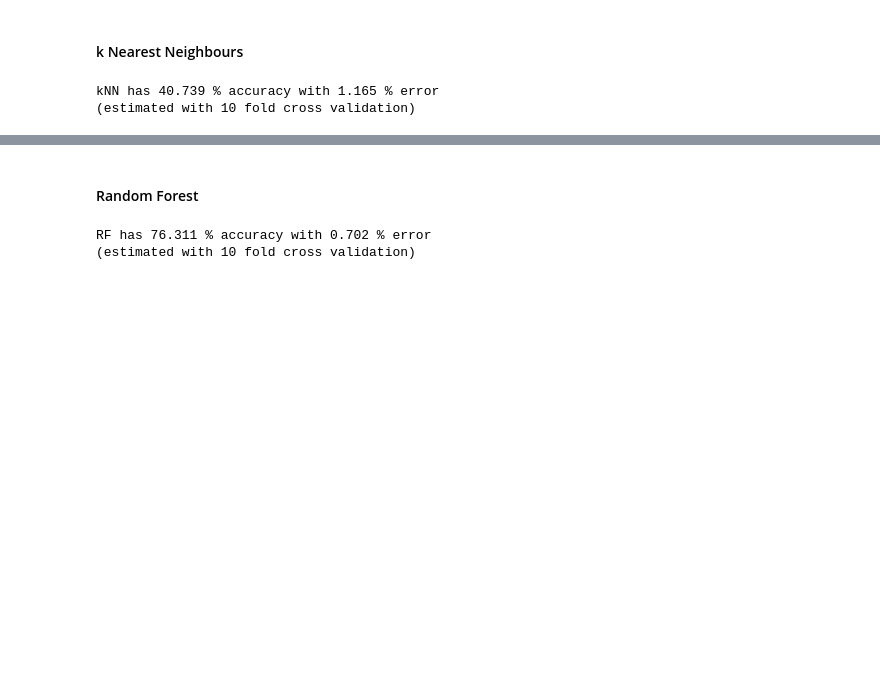
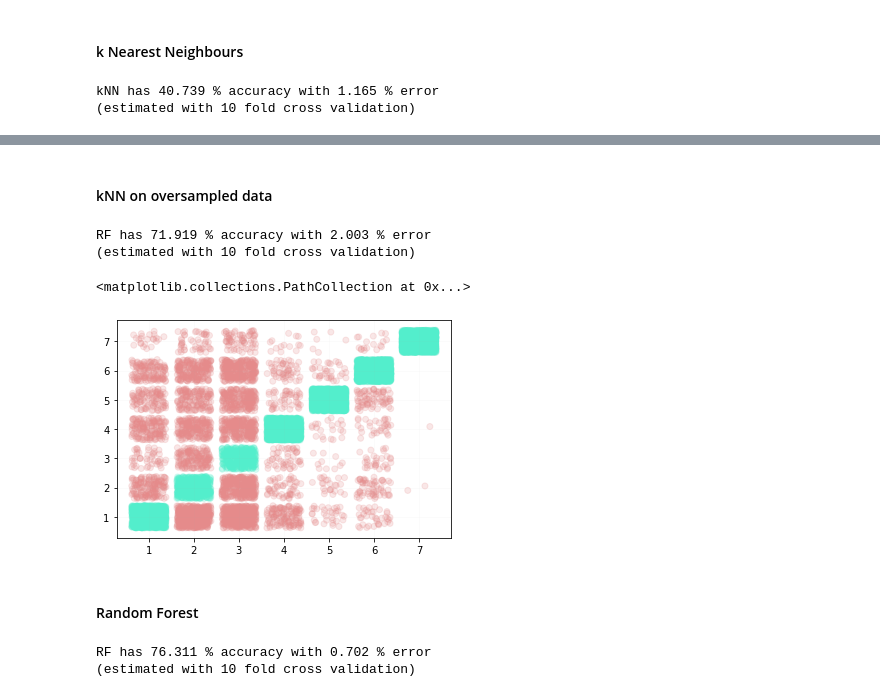
Before and after one commit to birbNoobstein/Predicting-enzyme-function, a Jupyter notebook: code/EnzymeClassification.ipynb, the cells around one changed output, grey strips where cells are left out. Saved outputs shown, nothing was run; the diff lists cells and outputs as text; code cells hidden in the pictures; blank space fills up the shorter version.

```diff
--- a/code/EnzymeClassification.ipynb
+++ b/code/EnzymeClassification.ipynb
@@ -35,3 +36,7 @@ std = data.std()
 data = (data-mean)/std
 # %%
 X_train, X_test, y_train, y_test = train_test_split(data, y)
+# %%
+ovs = RandomOverSampler()
+data_ovs, y_ovs = ovs.fit_resample(data, y)
+Xo_train, Xo_test, yo_train, yo_test = train_test_split(data_ovs, y_ovs)
@@ -129,0 +165,2 @@ plt.scatter(y_test+eps1, pred_knn-eps2, c=['#53eecc' if p else '#e58b8b' for p i
+# %% [markdown]
+#### kNN on oversampled data
@@ -130,3 +169,20 @@ plt.scatter(y_test+eps1, pred_knn-eps2, c=['#53eecc' if p else '#e58b8b' for p i
+# %%
+acc_knn_ovs = np.round(np.mean(results_knn_ovs) * 100, decimals=3)
+err_knn_ovs = np.round(np.std(results_knn_ovs) * 100, decimals=3)
+print("RF has", acc_knn_ovs, "% accuracy with", err_knn_ovs, "% error\n(estimated with", len(results_knn_ovs), "fold cross validation)")
+# %% [output]
+RF has 71.919 % accuracy with 2.003 % error
+(estimated with 10 fold cross validation)
+# %%
+pred_knn_ovs = clf_knn.fit(Xo_train, yo_train).predict(Xo_test)
+# %%
+eps1 = np.random.default_rng().uniform(low=-0.38, high=0.38, size=len(yo_test))
+eps2 = np.random.default_rng().uniform(low=-0.38, high=0.38, size=len(yo_test))
+plt.grid(alpha=0.05)
+plt.scatter(yo_test+eps1, pred_knn_ovs-eps2, c=['#53eecc' if p else '#e58b8b' for p in yo_test==pred_knn_ovs], alpha=0.2)
+# %% [output]
+<matplotlib.collections.PathCollection at 0x...>
+[figure, added]
 # %% [markdown]
 #### Random Forest
 # %%
```
Also changed, not shown: parts of 22 cells of this notebook.
